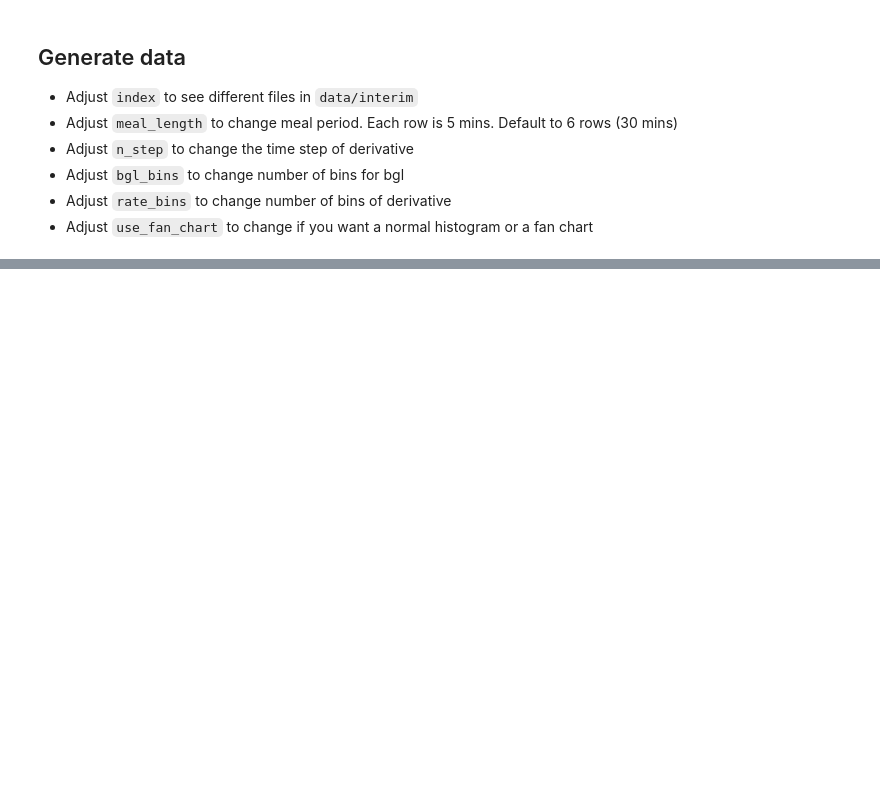
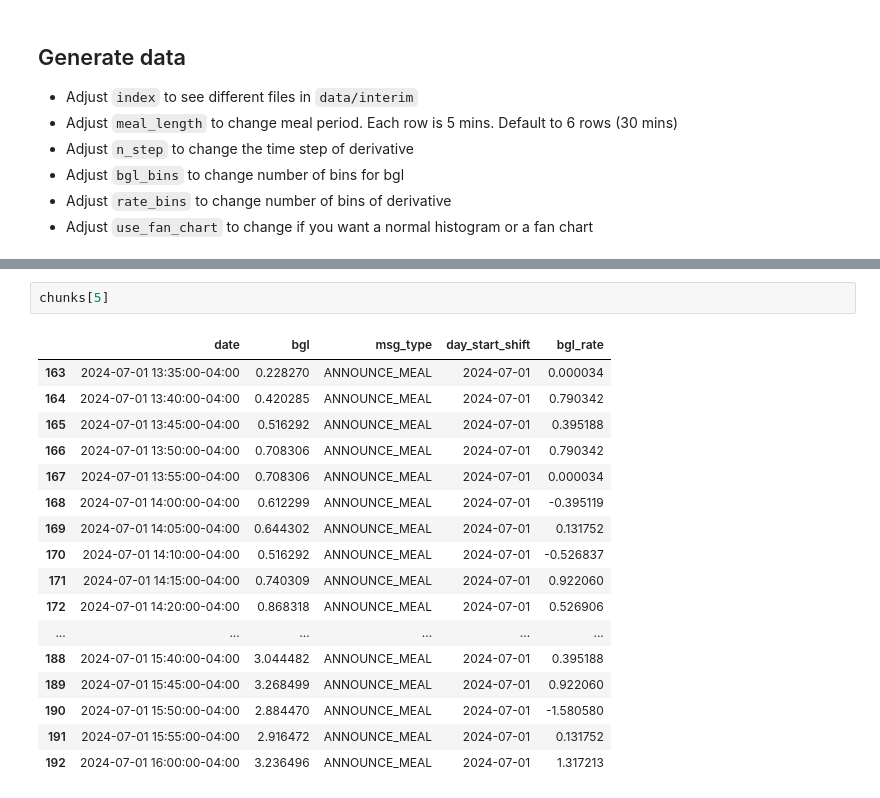
Before and after one commit to RobotPsychologist/bg_control, a Jupyter notebook: 0_meal_identification/meal_identification/notebooks/1.04-tc-change-point-plot.ipynb, the cells around one changed output, grey strips where cells are left out. Cells and saved outputs as stored; diff of their text form; blank space fills up the shorter version.

```diff
--- a/0_meal_identification/meal_identification/notebooks/1.04-tc-change-point-plot.ipynb
+++ b/0_meal_identification/meal_identification/notebooks/1.04-tc-change-point-plot.ipynb
@@ -248,0 +249,20 @@ Each meal lasts 150 mins (300 rows)
+# %%
+chunks[5]
+# %% [output]
+|  | date | bgl | msg_type | day_start_shift | bgl_rate |
+| 163 | 2024-07-01 13:35:00-04:00 | 0.228270 | ANNOUNCE_MEAL | 2024-07-01 | 0.000034 |
+| 164 | 2024-07-01 13:40:00-04:00 | 0.420285 | ANNOUNCE_MEAL | 2024-07-01 | 0.790342 |
+| 165 | 2024-07-01 13:45:00-04:00 | 0.516292 | ANNOUNCE_MEAL | 2024-07-01 | 0.395188 |
+| 166 | 2024-07-01 13:50:00-04:00 | 0.708306 | ANNOUNCE_MEAL | 2024-07-01 | 0.790342 |
+| 167 | 2024-07-01 13:55:00-04:00 | 0.708306 | ANNOUNCE_MEAL | 2024-07-01 | 0.000034 |
+| 168 | 2024-07-01 14:00:00-04:00 | 0.612299 | ANNOUNCE_MEAL | 2024-07-01 | -0.395119 |
+| 169 | 2024-07-01 14:05:00-04:00 | 0.644302 | ANNOUNCE_MEAL | 2024-07-01 | 0.131752 |
+| 170 | 2024-07-01 14:10:00-04:00 | 0.516292 | ANNOUNCE_MEAL | 2024-07-01 | -0.526837 |
+| 171 | 2024-07-01 14:15:00-04:00 | 0.740309 | ANNOUNCE_MEAL | 2024-07-01 | 0.922060 |
+| 172 | 2024-07-01 14:20:00-04:00 | 0.868318 | ANNOUNCE_MEAL | 2024-07-01 | 0.526906 |
+| ... | ... | ... | ... | ... | ... |
+| 188 | 2024-07-01 15:40:00-04:00 | 3.044482 | ANNOUNCE_MEAL | 2024-07-01 | 0.395188 |
+| 189 | 2024-07-01 15:45:00-04:00 | 3.268499 | ANNOUNCE_MEAL | 2024-07-01 | 0.922060 |
+| 190 | 2024-07-01 15:50:00-04:00 | 2.884470 | ANNOUNCE_MEAL | 2024-07-01 | -1.580580 |
+| 191 | 2024-07-01 15:55:00-04:00 | 2.916472 | ANNOUNCE_MEAL | 2024-07-01 | 0.131752 |
+| 192 | 2024-07-01 16:00:00-04:00 | 3.236496 | ANNOUNCE_MEAL | 2024-07-01 | 1.317213 |
```
Also changed, not shown: parts of 5 cells of this notebook.
